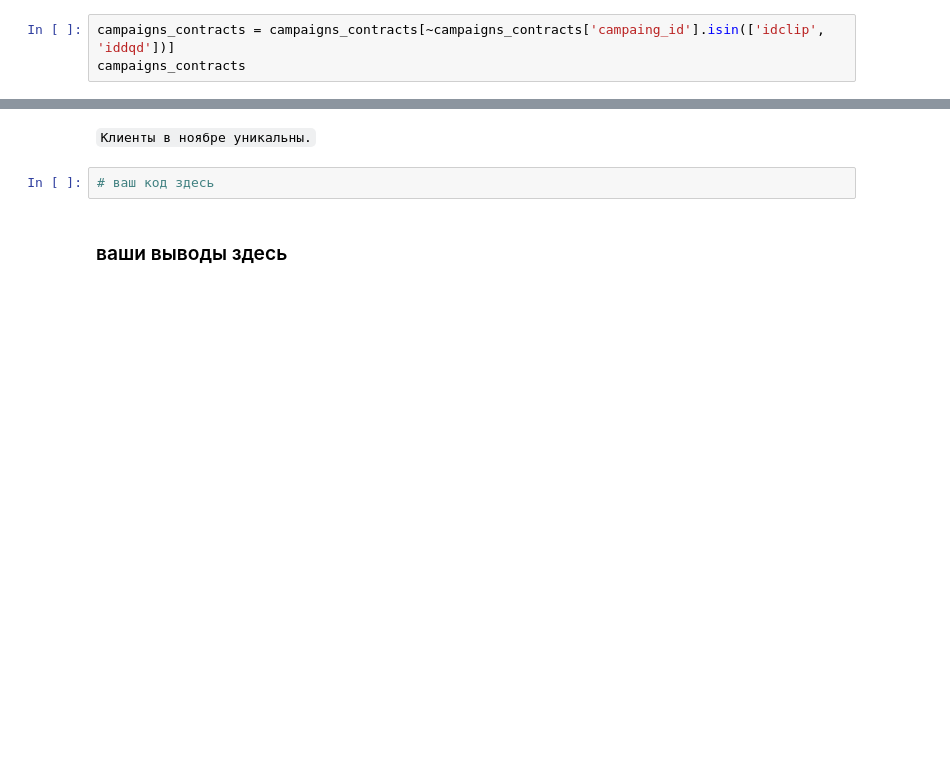
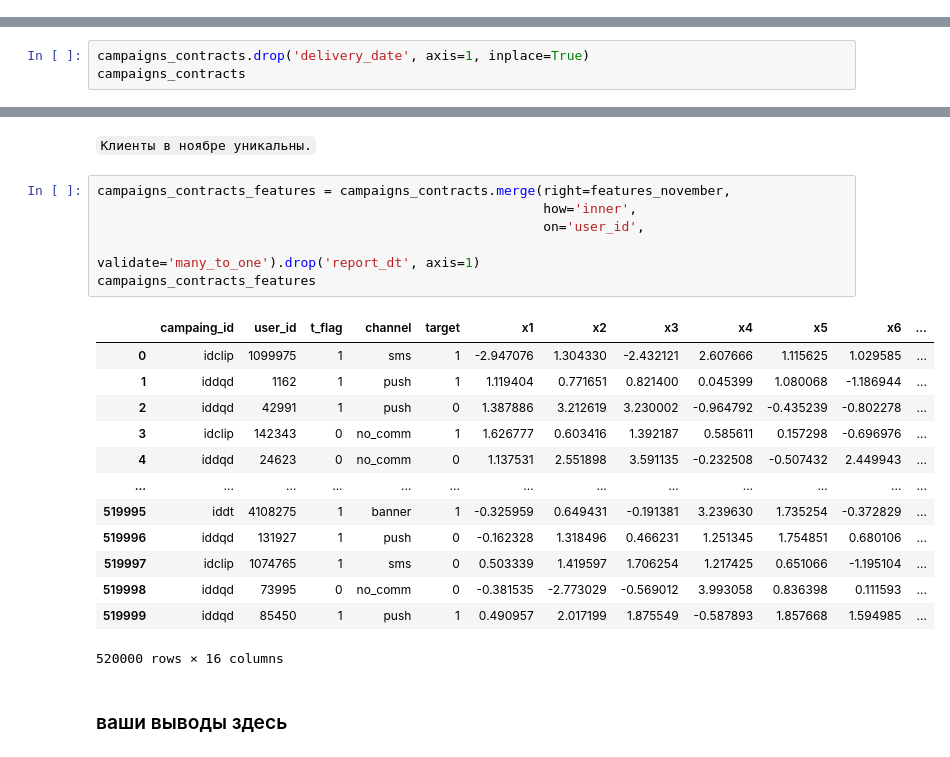
Before and after one commit to vasilyryabtsev/ml-hse-24-25, a Jupyter notebook: HW6_Uplift/AI_HW6_uplift.ipynb, the cells around one changed output, grey strips where cells are left out. Saved outputs shown, nothing was run; the diff lists cells and outputs as text; blank space fills up the shorter version.

```diff
--- a/HW6_Uplift/AI_HW6_uplift.ipynb
+++ b/HW6_Uplift/AI_HW6_uplift.ipynb
@@ -509,3 +508,0 @@ Name: user_id, dtype: int64
-# %%
-campaigns_contracts = campaigns_contracts[~campaigns_contracts['campaing_id'].isin(['idclip', 'iddqd'])]
-campaigns_contracts
@@ -559,3 +561,6 @@ uplift у компаний получился одинаковый.
 * Далее вы должен сделать UPLIFT EDA, которые обсуждались на лекции и показывались в практических ноутбуках. В ходе анализа вы должны проверить корректность данных по рекламным кампаниям и решить, что делать со "сломанными" кампаниями. По итогам анализа подготовьте выводы. За данное действие можно получить **8 баллов**
 # %% [markdown]
 `Получим признаки для клиентов в ноябре.`
+# %%
+campaigns_contracts.drop('delivery_date', axis=1, inplace=True)
+campaigns_contracts
@@ -566,7 +587,25 @@ features_november['user_id'].unique().shape[0] == features_november.shape[0]
 # %% [markdown]
 `Клиенты в ноябре уникальны.`
-# %%
-# ваш код здесь
+# %%
+campaigns_contracts_features = campaigns_contracts.merge(right=features_november,
+                                                         how='inner',
+                                                         on='user_id',
+                                                         validate='many_to_one').drop('report_dt', axis=1)
+campaigns_contracts_features
+# %% [output]
+|  | campaing_id | user_id | t_flag | channel | target | x1 | x2 | x3 | x4 | x5 | x6 | ... |
+| 0 | idclip | 1099975 | 1 | sms | 1 | -2.947076 | 1.304330 | -2.432121 | 2.607666 | 1.115625 | 1.029585 | ... |
+| 1 | iddqd | 1162 | 1 | push | 1 | 1.119404 | 0.771651 | 0.821400 | 0.045399 | 1.080068 | -1.186944 | ... |
+| 2 | iddqd | 42991 | 1 | push | 0 | 1.387886 | 3.212619 | 3.230002 | -0.964792 | -0.435239 | -0.802278 | ... |
+| 3 | idclip | 142343 | 0 | no_comm | 1 | 1.626777 | 0.603416 | 1.392187 | 0.585611 | 0.157298 | -0.696976 | ... |
+| 4 | iddqd | 24623 | 0 | no_comm | 0 | 1.137531 | 2.551898 | 3.591135 | -0.232508 | -0.507432 | 2.449943 | ... |
+| ... | ... | ... | ... | ... | ... | ... | ... | ... | ... | ... | ... | ... |
+| 519995 | iddt | 4108275 | 1 | banner | 1 | -0.325959 | 0.649431 | -0.191381 | 3.239630 | 1.735254 | -0.372829 | ... |
+| 519996 | iddqd | 131927 | 1 | push | 0 | -0.162328 | 1.318496 | 0.466231 | 1.251345 | 1.754851 | 0.680106 | ... |
+| 519997 | idclip | 1074765 | 1 | sms | 0 | 0.503339 | 1.419597 | 1.706254 | 1.217425 | 0.651066 | -1.195104 | ... |
+| 519998 | iddqd | 73995 | 0 | no_comm | 0 | -0.381535 | -2.773029 | -0.569012 | 3.993058 | 0.836398 | 0.111593 | ... |
+| 519999 | iddqd | 85450 | 1 | push | 1 | 0.490957 | 2.017199 | 1.875549 | -0.587893 | 1.857668 | 1.594985 | ... |
+520000 rows × 16 columns
 # %% [markdown]
 ### ваши выводы здесь
 # %% [markdown]
```
Also changed, not shown: parts of 9 cells of this notebook.
